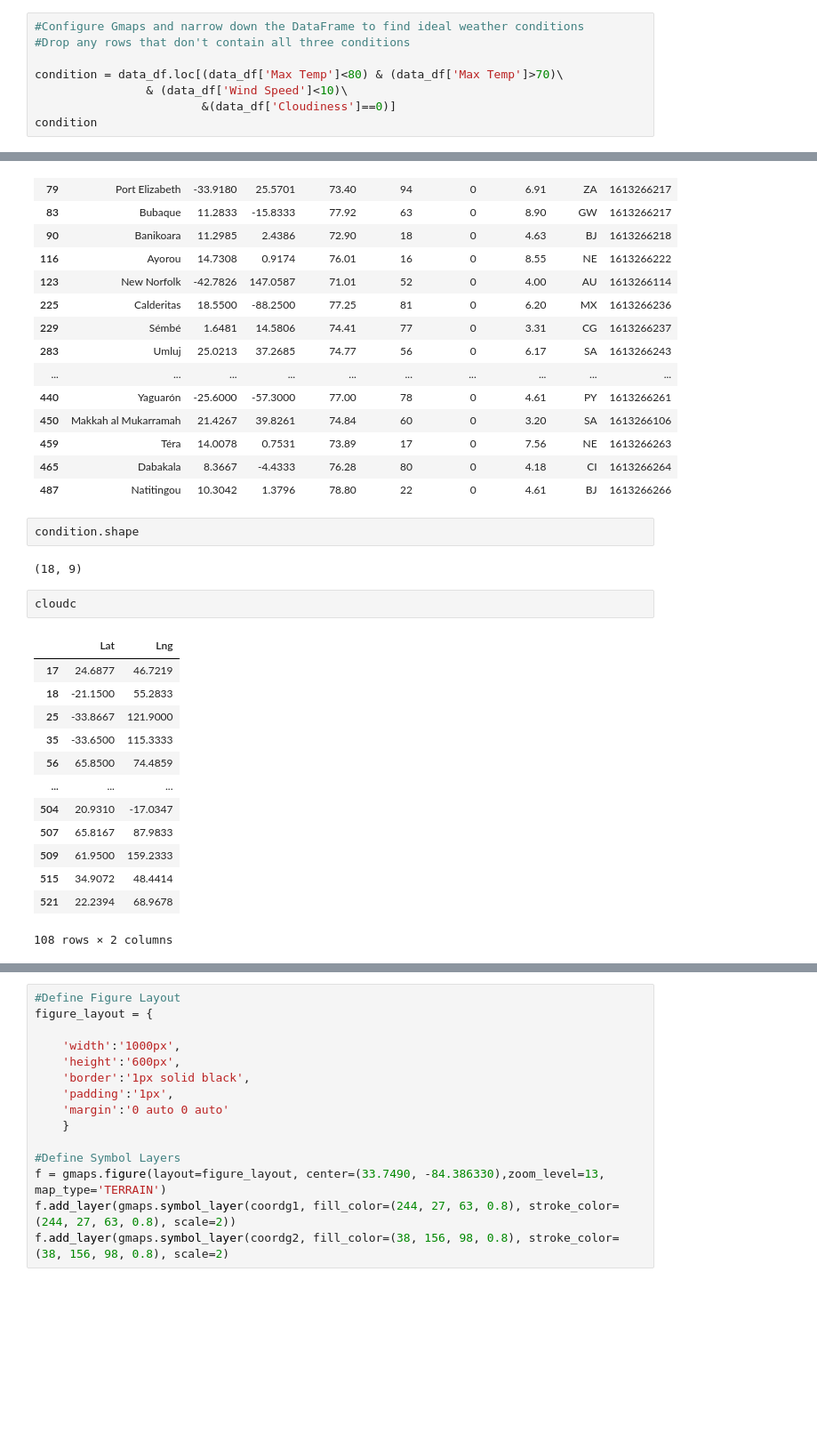
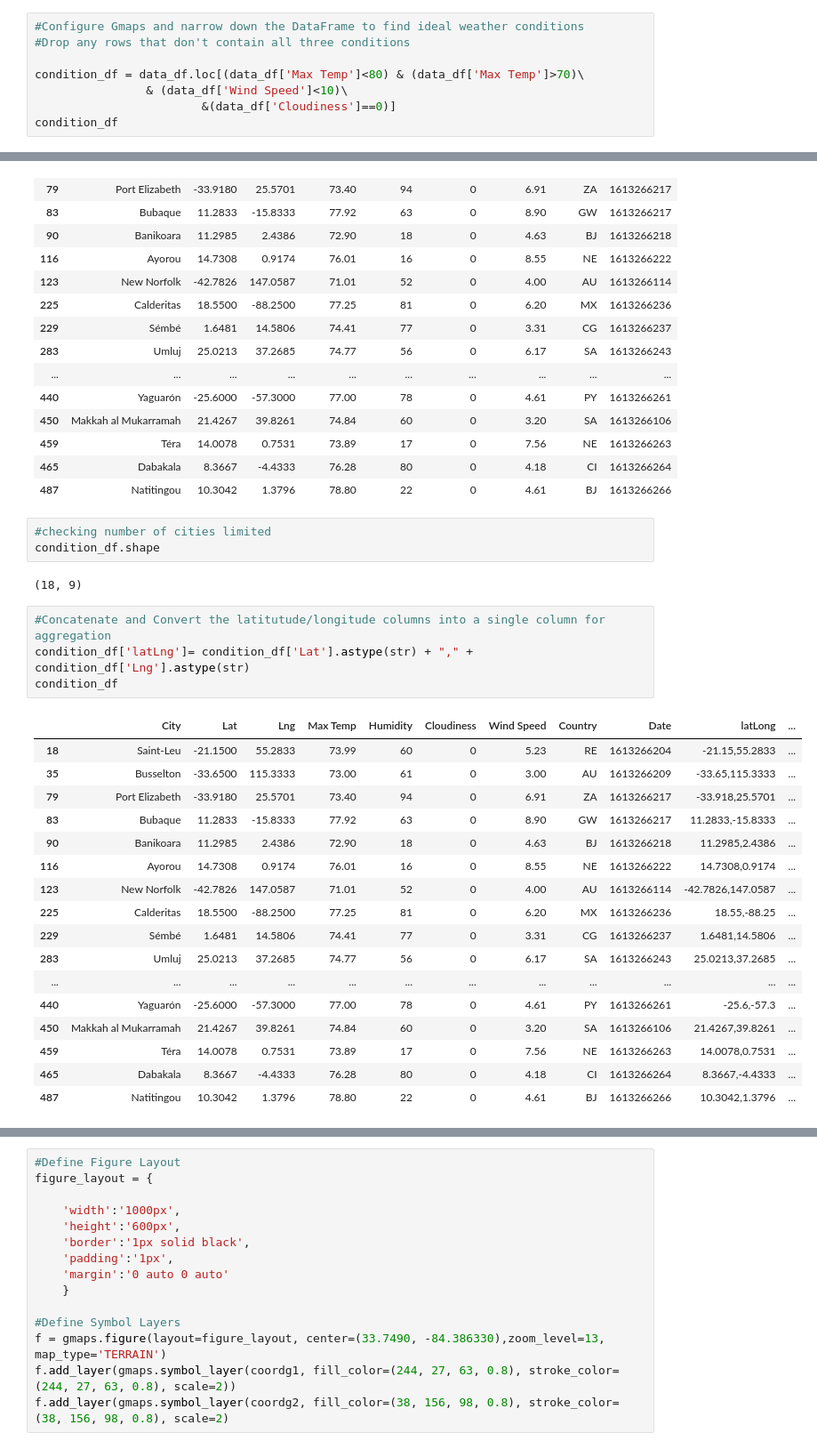
Before and after one commit to dorisakpovwa/python-api-challenge, a Jupyter notebook: VacationPy/vacation_api.ipynb, the cells around one changed output, grey strips where cells are left out. Shown at 89% size. Saved outputs shown, nothing was run; the diff lists cells and outputs as text; blank space fills up the shorter version.

Commit message:
cleaned data for hotel search

```diff
--- a/VacationPy/vacation_api.ipynb
+++ b/VacationPy/vacation_api.ipynb
@@ -82,10 +82,10 @@ locations
 #Configure Gmaps and narrow down the DataFrame to find ideal weather conditions
 #Drop any rows that don't contain all three conditions
 
-condition = data_df.loc[(data_df['Max Temp']<80) & (data_df['Max Temp']>70)\
+condition_df = data_df.loc[(data_df['Max Temp']<80) & (data_df['Max Temp']>70)\
                 & (data_df['Wind Speed']<10)\
                         &(data_df['Cloudiness']==0)]
-condition
+condition_df
 # %% [output]
 |  | City | Lat | Lng | Max Temp | Humidity | Cloudiness | Wind Speed | Country | Date |
 | 18 | Saint-Leu | -21.1500 | 55.2833 | 73.99 | 60 | 0 | 5.23 | RE | 1613266204 |
@@ -104,23 +104,30 @@ condition
 | 459 | Téra | 14.0078 | 0.7531 | 73.89 | 17 | 0 | 7.56 | NE | 1613266263 |
 | 465 | Dabakala | 8.3667 | -4.4333 | 76.28 | 80 | 0 | 4.18 | CI | 1613266264 |
 | 487 | Natitingou | 10.3042 | 1.3796 | 78.80 | 22 | 0 | 4.61 | BJ | 1613266266 |
-# %%
-condition.shape
-# %% [output]
-(18, 9)
-# %%
-cloudc
-# %% [output]
-|  | Lat | Lng |
-| 17 | 24.6877 | 46.7219 |
-| 18 | -21.1500 | 55.2833 |
-| 25 | -33.8667 | 121.9000 |
-| 35 | -33.6500 | 115.3333 |
-| 56 | 65.8500 | 74.4859 |
-| ... | ... | ... |
-| 504 | 20.9310 | -17.0347 |
-| 507 | 65.8167 | 87.9833 |
-| 509 | 61.9500 | 159.2333 |
-| 515 | 34.9072 | 48.4414 |
-| 521 | 22.2394 | 68.9678 |
-108 rows × 2 columns
+# %%
+#checking number of cities limited
+condition_df.shape
+# %% [output]
+(18, 9)
+# %%
+#Concatenate and Convert the latitutude/longitude columns into a single column for aggregation
+condition_df['latLng']= condition_df['Lat'].astype(str) + "," + condition_df['Lng'].astype(str)
+condition_df
+# %% [output]
+|  | City | Lat | Lng | Max Temp | Humidity | Cloudiness | Wind Speed | Country | Date | latLong | ... |
+| 18 | Saint-Leu | -21.1500 | 55.2833 | 73.99 | 60 | 0 | 5.23 | RE | 1613266204 | -21.15,55.2833 | ... |
+| 35 | Busselton | -33.6500 | 115.3333 | 73.00 | 61 | 0 | 3.00 | AU | 1613266209 | -33.65,115.3333 | ... |
+| 79 | Port Elizabeth | -33.9180 | 25.5701 | 73.40 | 94 | 0 | 6.91 | ZA | 1613266217 | -33.918,25.5701 | ... |
+| 83 | Bubaque | 11.2833 | -15.8333 | 77.92 | 63 | 0 | 8.90 | GW | 1613266217 | 11.2833,-15.8333 | ... |
+| 90 | Banikoara | 11.2985 | 2.4386 | 72.90 | 18 | 0 | 4.63 | BJ | 1613266218 | 11.2985,2.4386 | ... |
+| 116 | Ayorou | 14.7308 | 0.9174 | 76.01 | 16 | 0 | 8.55 | NE | 1613266222 | 14.7308,0.9174 | ... |
+| 123 | New Norfolk | -42.7826 | 147.0587 | 71.01 | 52 | 0 | 4.00 | AU | 1613266114 | -42.7826,147.0587 | ... |
+| 225 | Calderitas | 18.5500 | -88.2500 | 77.25 | 81 | 0 | 6.20 | MX | 1613266236 | 18.55,-88.25 | ... |
+| 229 | Sémbé | 1.6481 | 14.5806 | 74.41 | 77 | 0 | 3.31 | CG | 1613266237 | 1.6481,14.5806 | ... |
+| 283 | Umluj | 25.0213 | 37.2685 | 74.77 | 56 | 0 | 6.17 | SA | 1613266243 | 25.0213,37.2685 | ... |
+| ... | ... | ... | ... | ... | ... | ... | ... | ... | ... | ... | ... |
+| 440 | Yaguarón | -25.6000 | -57.3000 | 77.00 | 78 | 0 | 4.61 | PY | 1613266261 | -25.6,-57.3 | ... |
+| 450 | Makkah al Mukarramah | 21.4267 | 39.8261 | 74.84 | 60 | 0 | 3.20 | SA | 1613266106 | 21.4267,39.8261 | ... |
+| 459 | Téra | 14.0078 | 0.7531 | 73.89 | 17 | 0 | 7.56 | NE | 1613266263 | 14.0078,0.7531 | ... |
+| 465 | Dabakala | 8.3667 | -4.4333 | 76.28 | 80 | 0 | 4.18 | CI | 1613266264 | 8.3667,-4.4333 | ... |
+| 487 | Natitingou | 10.3042 | 1.3796 | 78.80 | 22 | 0 | 4.61 | BJ | 1613266266 | 10.3042,1.3796 | ... |
```
Also changed, not shown: parts of 4 cells of this notebook.
